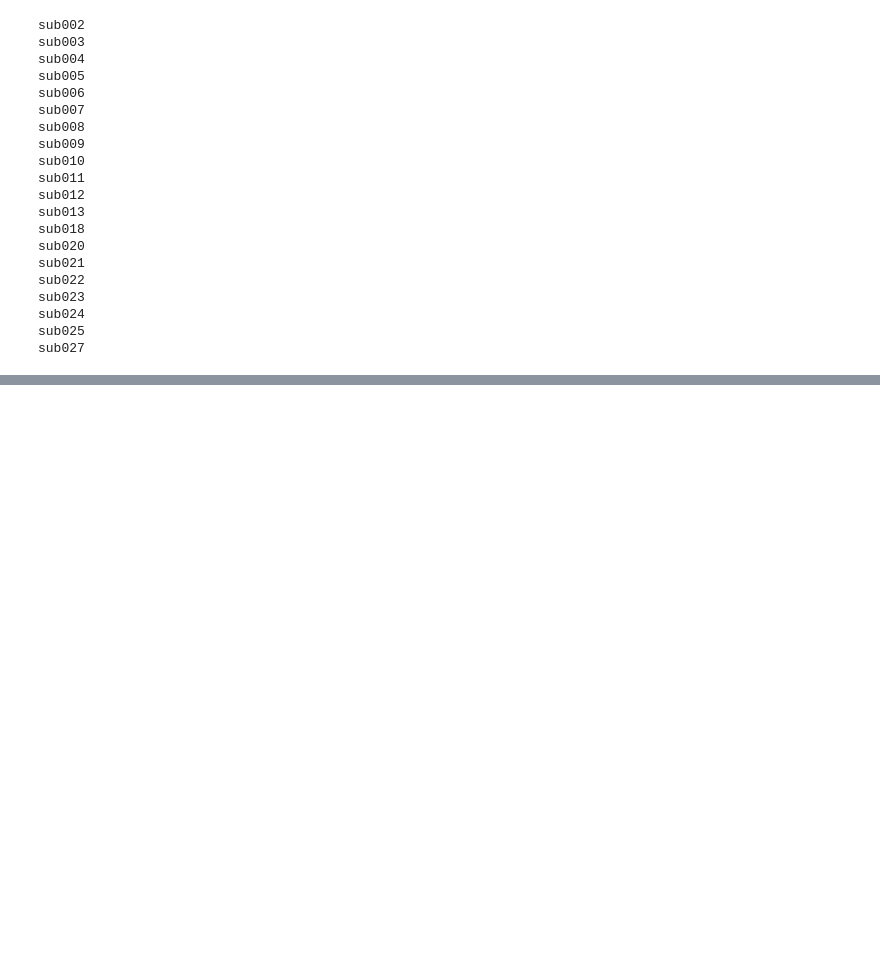
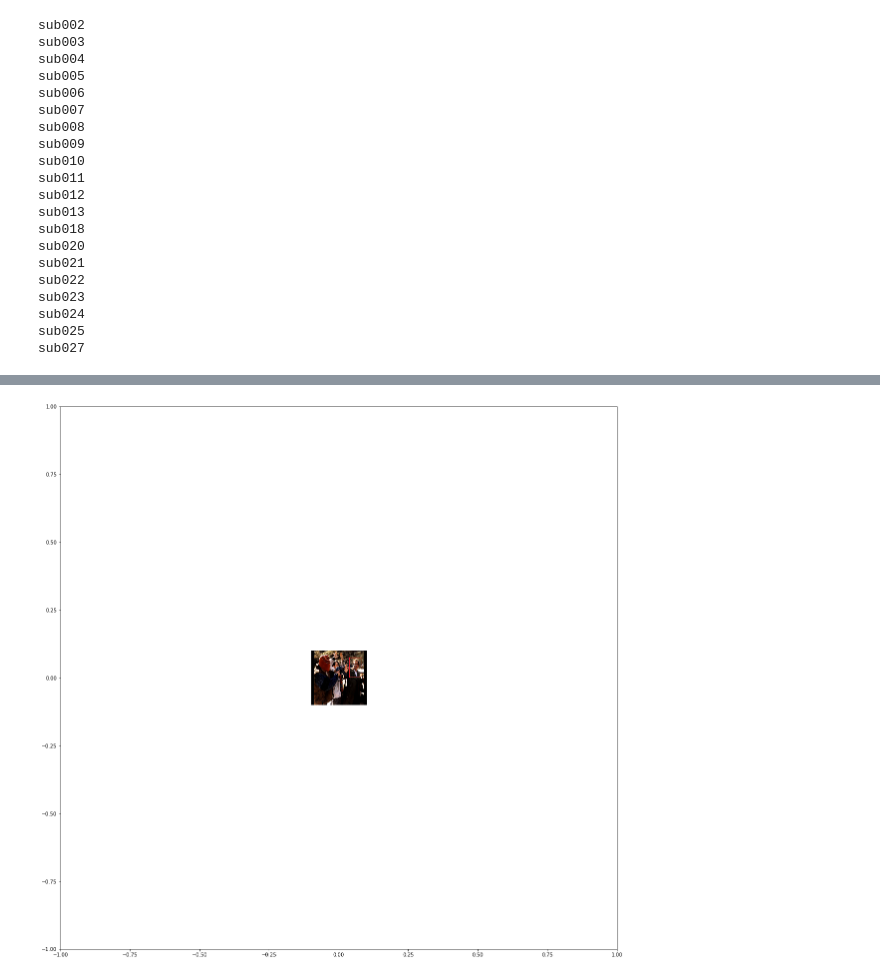
Before and after one commit to nagyistge/NeuroImg.PatternAnalysis, a Jupyter notebook: week_3/Week_3_notebook.ipynb, the cells around one changed output, grey strips where cells are left out. Cells and saved outputs as stored; diff of their text form; code cells hidden in the pictures; blank space fills up the shorter version.

```diff
--- a/week_3/Week_3_notebook.ipynb
+++ b/week_3/Week_3_notebook.ipynb
@@ -368,0 +389,26 @@ SpearmanrResult(correlation=0.01986133712457706, pvalue=0.093322643543739286)
+# %%
+from skbold.core import convert2epi
+feat_rdms = np.zeros((90*(90-1)/2, 19))
+brain_rdms = np.zeros_like(feat_rdms)
+subs = sorted(glob(op.dirname(base_dir) + '/OTHER/sub*'))
+sub_rs = np.zeros(len(subs))
+brain_patterns = np.zeros((90, 90, len(subs)))
+
+for i, sub in enumerate(subs):
+    print(op.basename(sub))
+    paths = glob(sub + '/*.feat/stats/tstat*.nii.gz')
+    paths = sorted(paths, key=lambda x: int(op.basename(x).split('.')[0].split('tstat')[-1]))
+    mvp = Mvp(paths=paths)
+    mvp.load(voxel_dims=(80, 80, 37))
+    mask = convert2epi('occipitalpole.nii.gz', reg_dir=glob(sub + '/*.feat/reg')[0],
+                       out_dir=glob(sub + '/*.feat/reg')[0])
+    mvp.apply_mask(mask, 0)
+    brdm = pairwise_distances(mvp.X, metric='correlation')
+    brain_patterns[:,:, i] = brdm
+    brain_rdms[:, i] = extract_lower(brdm)
+
+    feats = np.load(glob(op.join(sub, '*.feat', 'grayscale_complexity_params.npy'))[0])
+    frdm = pairwise_distances(feats, metric='correlation')
+    feat_rdms[:, i] = extract_lower(frdm)
+    sub_rs[i] = stats.pearsonr(feat_rdms[:, i], brain_rdms[:, i])[0]
+print(sub_rs.mean())
@@ -368,0 +436,19 @@ SpearmanrResult(correlation=0.01986133712457706, pvalue=0.093322643543739286)
+# %%
+from sklearn.manifold import MDS
+mds = MDS(dissimilarity='precomputed')
+mdscoor = mds.fit_transform(frdm)
+stimseq = np.loadtxt(sub + '/sub027-other.feat/stim_sequence.txt', dtype=str)
+stims = [s.split('-')[-1] for s in stimseq]
+plt.figure(figsize=(20, 20))
+for i, stim in enumerate(stims):
+    stim = '0' + stim[1:] if int(stim[1]) != 0 else '00' + stim[2:]
+    im = plt.imread('/home/lukas/PatternAnalysis/week_4/SharedStatesData/images/%s' % stim)
+    coords = (mdscoor[i, 0] - .1, mdscoor[i, 0] + .1,
+                                          mdscoor[i, 1] - .1, mdscoor[i, 1] + .1)
+    plt.imshow(im, aspect='auto', extent=coords)
+#ax.scatter(mdscoor[:, 0], mdscoor[:, 1])
+plt.xlim((-1, 1))
+plt.ylim((-1, 1))
+plt.show()
+# %% [output]
+[figure, added]
```
Also changed, not shown: parts of 20 cells of this notebook, 8 other files.
